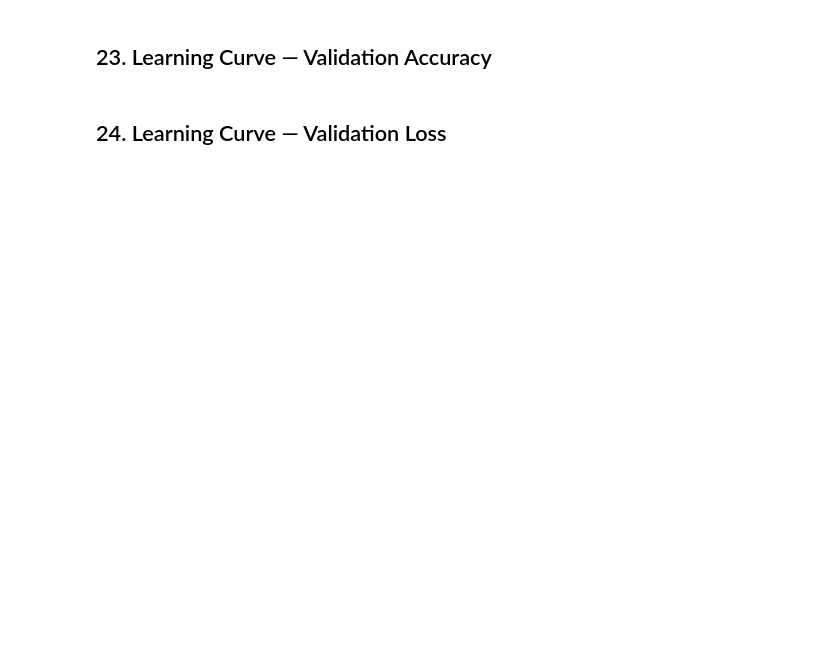
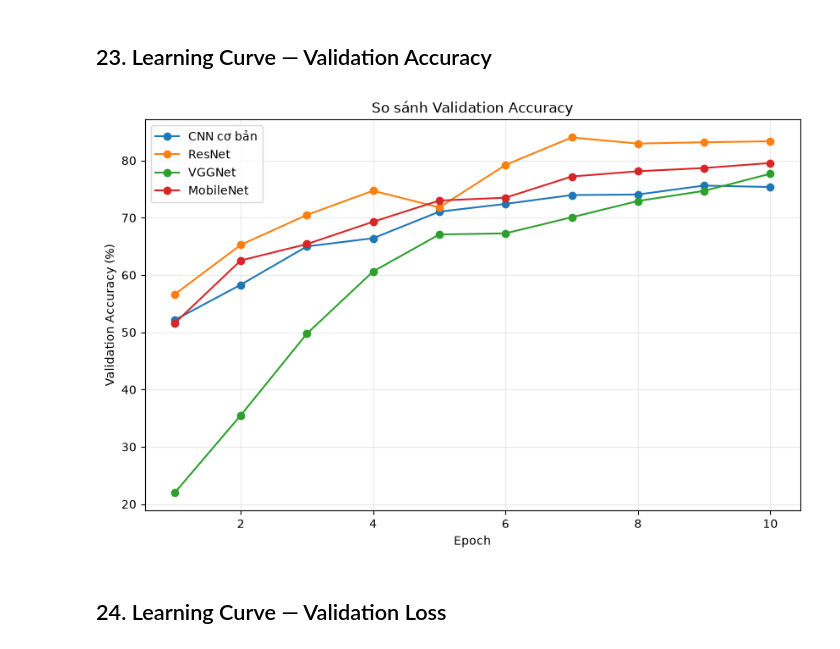
Before and after one commit to datnguyentrung/Phat_trien_cac_he_thong_thong_minh_BE, a Jupyter notebook: a05/data2_cifar_10/preprocessor.ipynb, the cells around one changed output. Drawn from its saved outputs; the diff is of its cells as text; code cells hidden in the pictures; blank space fills up the shorter version.

```diff
--- a/a05/data2_cifar_10/preprocessor.ipynb
+++ b/a05/data2_cifar_10/preprocessor.ipynb
@@ -1609,38 +1526,25 @@ def evaluate(
         )
 
         # Prediction.
-        predictions = logits.argmax(
-            dim=1
-        )
+        predictions = logits.argmax(dim=1)
 
         # Batch size.
         batch_size = images.size(0)
 
         # Cộng loss.
-        running_loss += (
-            loss.item()
-            * batch_size
-        )
+        running_loss += loss.item() * batch_size
 
         # Cộng đúng.
-        running_correct += (
-            predictions == labels
-        ).sum().item()
+        running_correct += (predictions == labels).sum().item()
 
         # Cộng tổng mẫu.
         running_total += batch_size
 
     # Average loss.
-    avg_loss = (
-        running_loss
-        / running_total
-    )
+    avg_loss = running_loss / running_total
 
     # Accuracy.
-    avg_acc = (
-        running_correct
-        / running_total
-    )
+    avg_acc = running_correct / running_total
 
     # Return.
     return (
@@ -1944,49 +1824,41 @@ display(
 ## 23. Learning Curve — Validation Accuracy
 # %%
 # Tạo figure.
-plt.figure(
-    figsize=(10, 6)
-)
+plt.figure(figsize=(10, 6))
 
 # Duyệt model.
 for model_name, history in histories.items():
     # Trục epoch.
     epoch_axis = np.arange(
         1,
-        len(
-            history["val_acc"]
-        ) + 1,
+        len(history["val_acc"]) + 1,
     )
 
     # Vẽ val accuracy.
     plt.plot(
         epoch_axis,
-        np.array(
-            history["val_acc"]
-        ) * 100.0,
+        np.array(history["val_acc"]) * 100.0,
         marker="o",
         label=model_name,
     )
 
 # Nhãn trục.
 plt.xlabel("Epoch")
-plt.ylabel(
-    "Validation Accuracy (%)"
-)
+plt.ylabel("Validation Accuracy (%)")
 
 # Title.
-plt.title(
-    "So sánh Validation Accuracy"
-)
+plt.title("So sánh Validation Accuracy")
 
 # Legend.
 plt.legend()
 
 # Grid.
 plt.grid(alpha=0.25)
 
 # Show.
 plt.show()
+# %% [output]
+[figure, added]
 # %% [markdown]
 ## 24. Learning Curve — Validation Loss
 # %%
```
Also changed, not shown: parts of 33 cells of this notebook, 23 other files.
